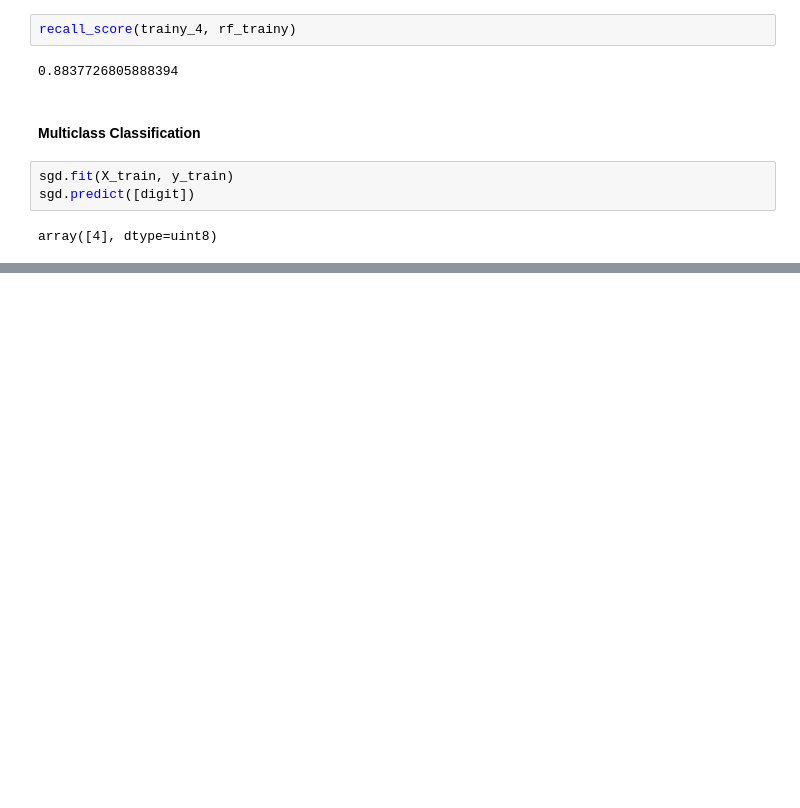
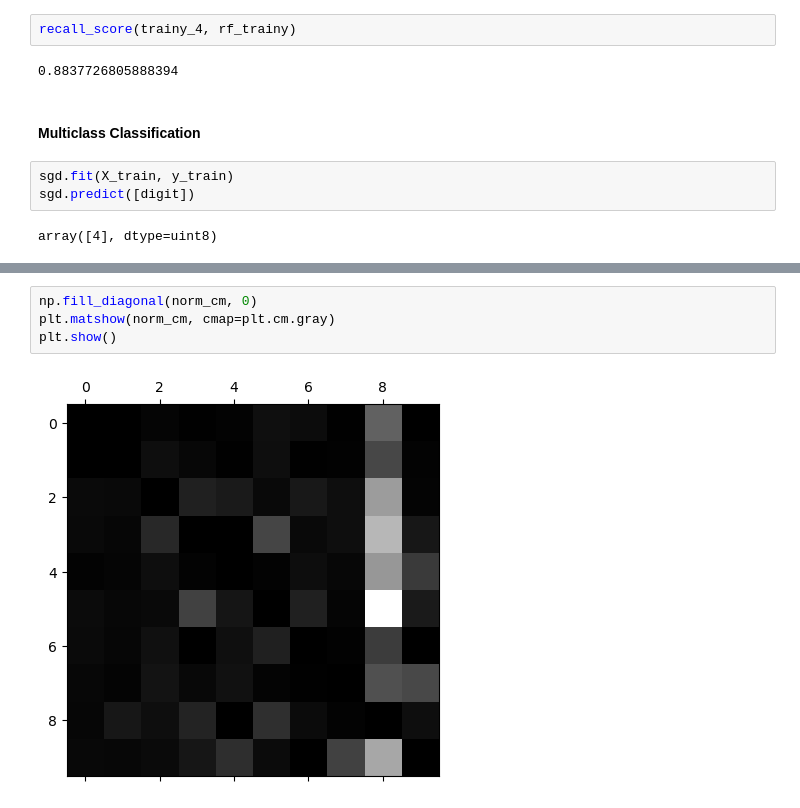
Before and after one commit to Njaramba-Riri/HoML, a Jupyter notebook: 02_Classification-MNIST.ipynb, the cells around one changed output, grey strips where cells are left out. Cells and saved outputs as stored; diff of their text form; blank space fills up the shorter version.

```diff
--- a/02_Classification-MNIST.ipynb
+++ b/02_Classification-MNIST.ipynb
@@ -454,0 +488,6 @@ len(ovr.estimators_)
+# %%
+np.fill_diagonal(norm_cm, 0)
+plt.matshow(norm_cm, cmap=plt.cm.gray)
+plt.show()
+# %% [output]
+[figure, added]
```
Also changed, not shown: parts of 46 cells of this notebook, 2 other files.
